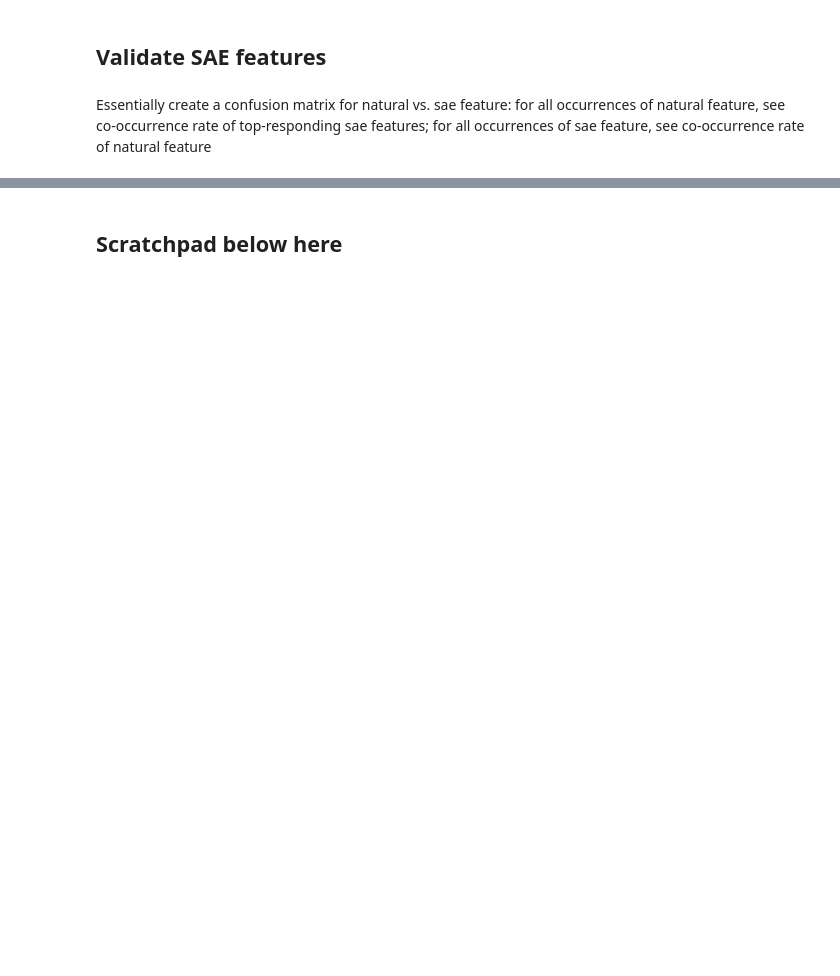
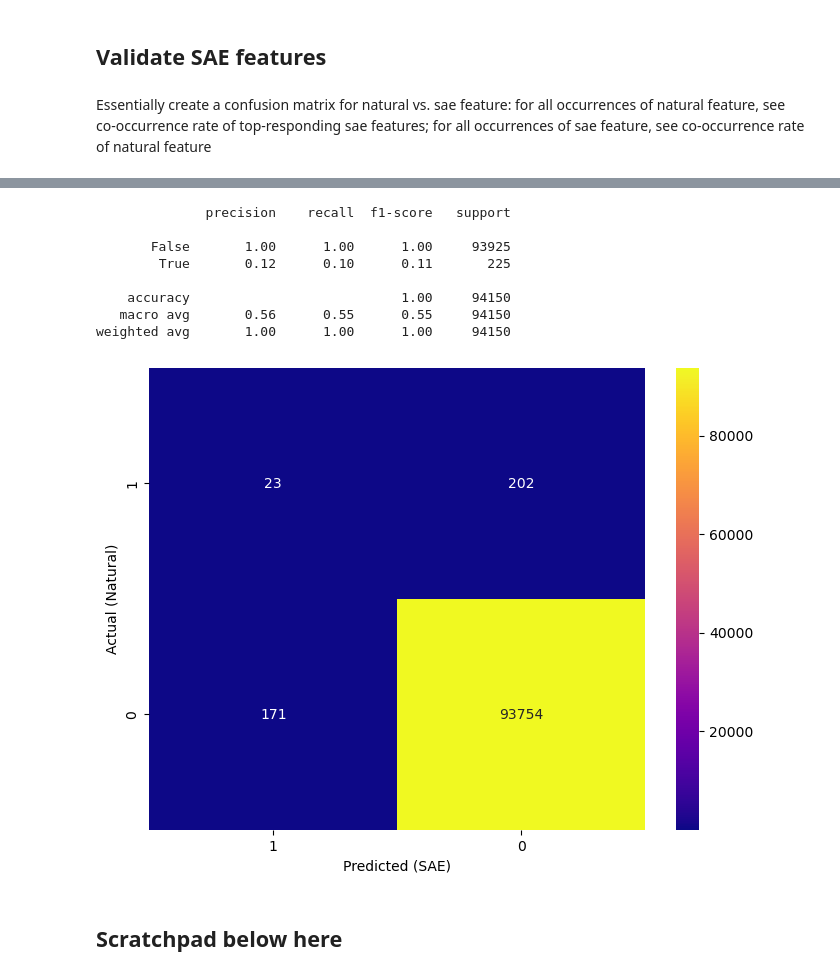
Before and after one commit to jkbhagatio/arena_3.0_course, a Jupyter notebook: playground/mini.ipynb, the cells around one changed output, grey strips where cells are left out. Saved outputs shown, nothing was run; the diff lists cells and outputs as text; code cells hidden in the pictures; blank space fills up the shorter version.

```diff
--- a/playground/mini.ipynb
+++ b/playground/mini.ipynb
@@ -1030,2 +1079,42 @@ for k_i in range(k):
+# %%
+"""Create a confusion matrix for sae-natural feature co-occurrence."""
+
+# For each time the sae feature ("predicted" class) fires above a threshold activation value,
+# see how often the natural feature ("actual" class) is present, and vice versa.
+
+act_thresh = 12
+sae_feat_acts_mask = all_acts[:, 0, topk_feat_idxs[0, 0]] > act_thresh
+sae_feat_times = counts_df.index.values[0:len(sae_feat_acts_mask)][sae_feat_acts_mask]
+nat_feat_times = counts_flash_df.index.values
+all_times = counts_df.index.values
+
+nat_present = np.isin(all_times, nat_feat_times)
+sae_present = np.isin(all_times, sae_feat_times)
+cm = np.flip(confusion_matrix(nat_present, sae_present))
+
+fig, ax = plt.subplots(figsize=(8, 6))
+sns.heatmap(
+    cm,
+    annot=True,
+    fmt="d",  # as int
+    cmap="plasma",  # Color map
+    xticklabels=["1", "0"],
+    yticklabels=["1", "0"],
+    ax=ax
+)
+ax.set_xlabel("Predicted (SAE)")
+ax.set_ylabel("Actual (Natural)")
+
+print(classification_report(nat_present, sae_present))
+# %% [output]
+              precision    recall  f1-score   support
+
+       False       1.00      1.00      1.00     93925
+        True       0.12      0.10      0.11       225
+
+    accuracy                           1.00     94150
+   macro avg       0.56      0.55      0.55     94150
+weighted avg       1.00      1.00      1.00     94150
+[figure, added]
 # %% [markdown]
 ## Scratchpad below here
```
Also changed, not shown: parts of 19 cells of this notebook, 2 other files.
